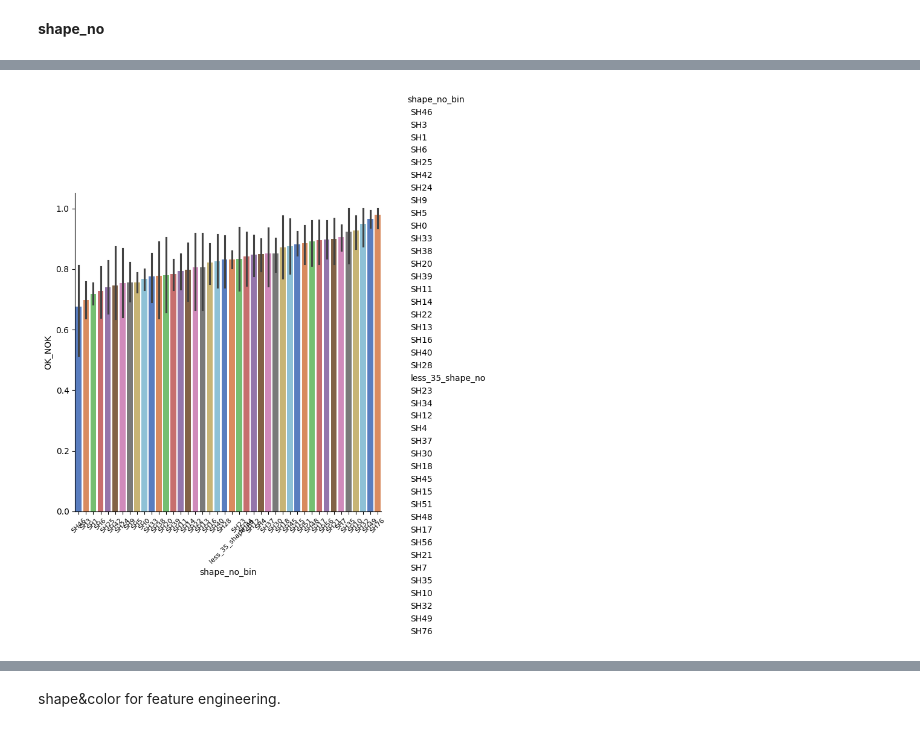
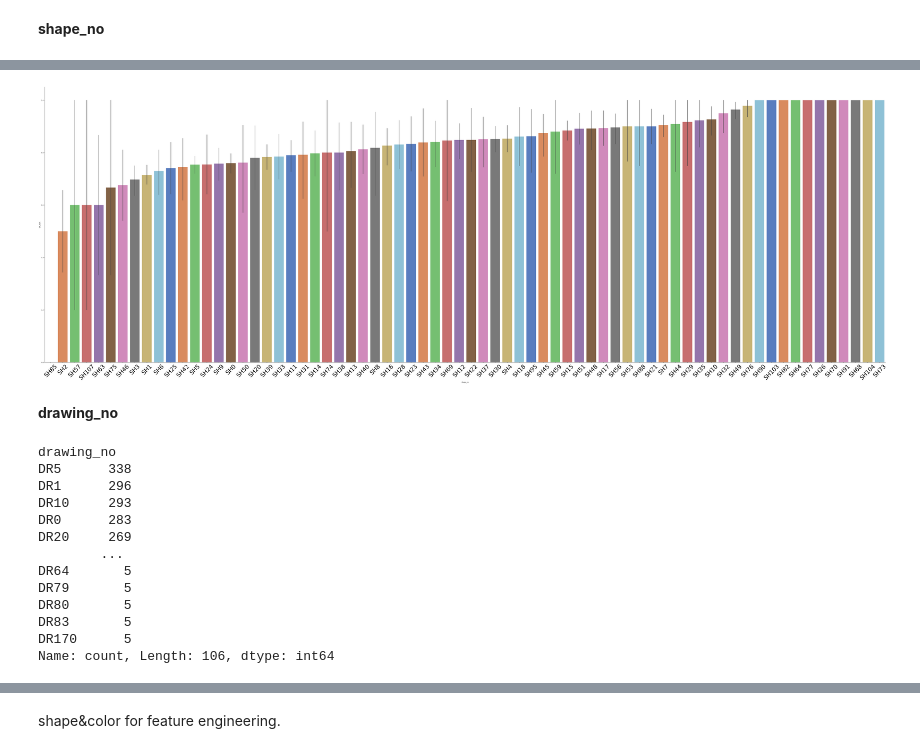
Before and after one commit to Fabiqula/Manufacturing-QC-OK-NOK-Prediction-Model, a Jupyter notebook: QC_incoming_goods_prediction.ipynb, the cells around one changed output, grey strips where cells are left out. Drawn from its saved outputs; the diff is of its cells as text; code cells hidden in the pictures.

```diff
--- a/QC_incoming_goods_prediction.ipynb
+++ b/QC_incoming_goods_prediction.ipynb
@@ -850,0 +860,10 @@ dtype: int64
+# %%
+# Group by the three columns and count occurrences
+combo_counts = modified_df.groupby(['drawing_no', 'surface_finish', 'name']).size()
+
+# Filter combinations with counts less than 5
+filtered_combos = combo_counts[combo_counts < 5].index
+
+# Filter the DataFrame based on the filtered combinations
+modified_df = modified_df[~modified_df[['drawing_no', 'surface_finish', 'name']].apply(tuple, axis=1).isin(filtered_combos)]
+modified_df
@@ -855,7 +888,7 @@ g = sns.heatmap(df[["OK_NOK","pcs_pck", "pcs_lenght_mm", "overal_weight_kg", "qu
 # %% [markdown]
 **Comment**: While it appears that no feature exhibits a significant linear correlation with the target feature, it's important to note that this doesn't render the features useless. Subgroups within these features may still exhibit correlations with survival rates. To ascertain this, a detailed exploration of these features is necessary. Additionally, it's observed that 'pcs_pck' and 'delivered_pcs_pack' are nearly identical, suggesting redundancy. It may be advisable to remove one of them to streamline the dataset.
 # %%
-df.drop('delivered_pcs_pack', axis=1, inplace=True)
+modified_df.drop('delivered_pcs_pack', axis=1, inplace=True)
 # %% [markdown]
 **pcs_pck**
 # %%
@@ -1086,15 +1186,34 @@ plt.show()
 # %%
-modified_df['shape_no_bin'] = modified_df['shape_no'].apply(lambda x:'less_35_shape_no' if x in filtered_shape_no_vc_35 else str(x))
+# modified_df['shape_no_bin'] = modified_df['shape_no'].apply(lambda x:'less_35_shape_no' if x in filtered_shape_no_vc_35 else str(x))
 # modified_df['shape_no_bin'] = modified_df['shape_no'].apply(lambda x:
 #                             'less_25_shape_no' if x in filtered_shape_no_vc_35
 #                             else ('less_75_shape_no' if x in filtered_shape_no_vc_75
 #                             else ('less_100_shape_no' if x in filtered_shape_no_vc_100 else str(x))))
 # %%
-prob_ok_nok = modified_df.groupby('shape_no_bin')['OK_NOK'].mean()
-order = prob_ok_nok.sort_values().index
+shape_no_prob_ok_nok = modified_df.groupby('shape_no')['OK_NOK'].mean()
+shape_no_order = shape_no_prob_ok_nok.sort_values().index
 # %%
-pack_weight_bin_plot = sns.catplot(x='shape_no_bin', y='OK_NOK', data=modified_df, kind="bar", height=6, palette="muted", order=order)
-pack_weight_bin_plot.set_xticklabels(rotation=45, fontsize=8)
+shape_no_plot = sns.catplot(x='shape_no', y='OK_NOK', data=modified_df, kind="bar", height=26, aspect=3, palette="muted", order=shape_no_order, legend=False)
+shape_no_plot.set_xticklabels(rotation=45, fontsize=38)
 plt.show()
 # %% [output]
-[figure, old version]
+[figure, new version]
+# %% [markdown]
+**drawing_no**
+# %%
+drawing_no_vc = modified_df['drawing_no'].value_counts()
+drawing_no_vc
+# %% [output]
+drawing_no
+DR5      338
+DR1      296
+DR10     293
+DR0      283
+DR20     269
+        ...
+DR64       5
+DR79       5
+DR80       5
+DR83       5
+DR170      5
+Name: count, Length: 106, dtype: int64
```
Also changed, not shown: parts of 50 cells of this notebook.
